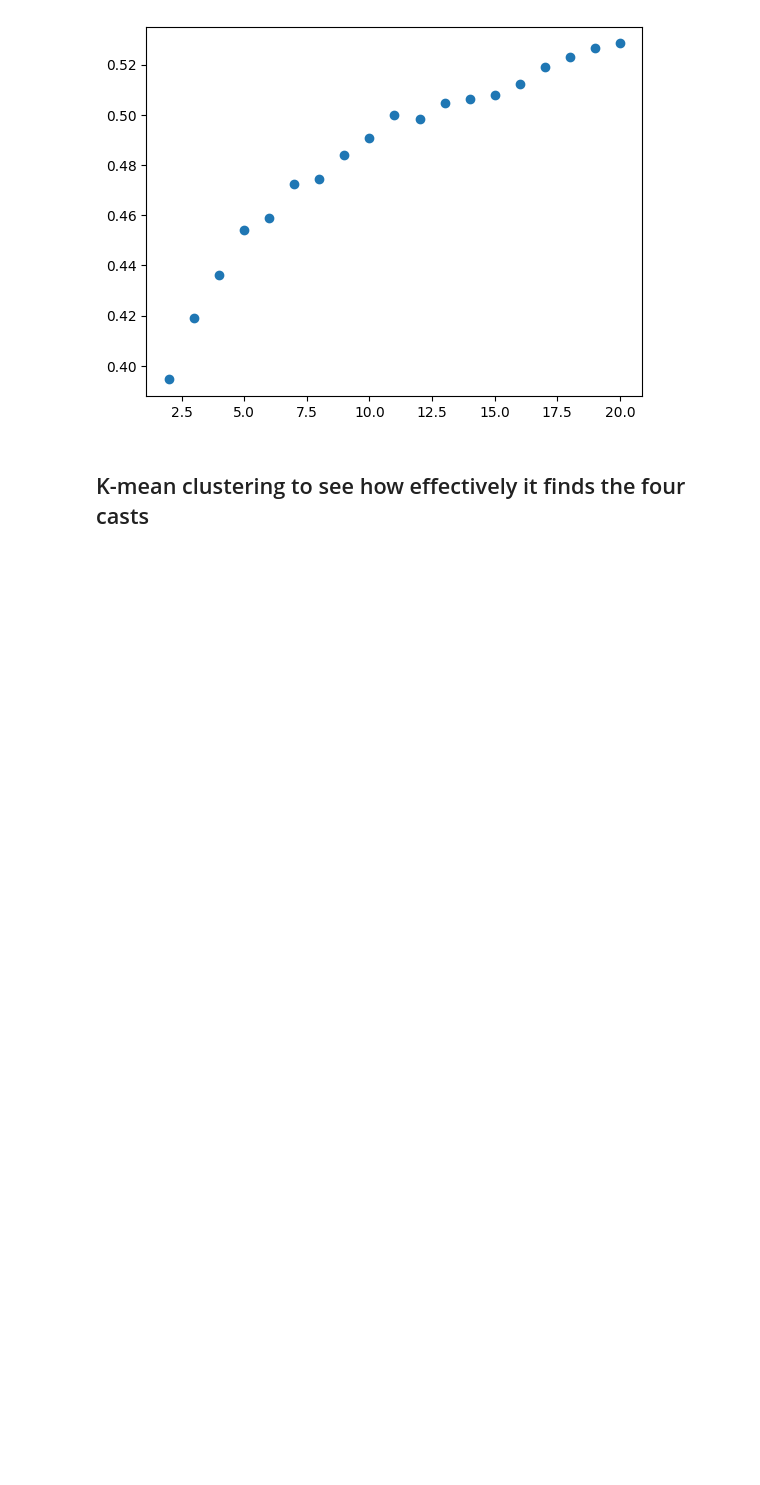
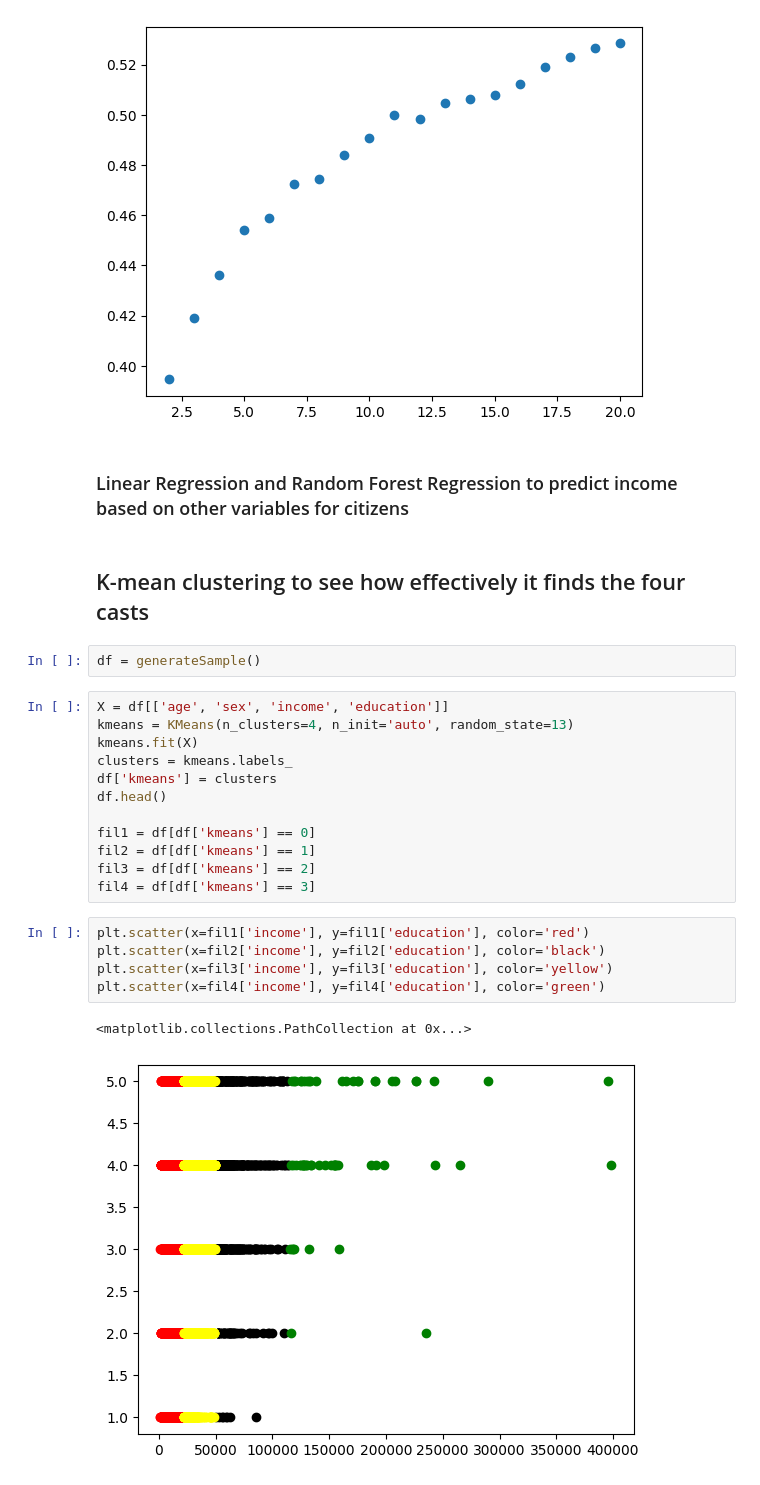
Before and after one commit to brownepres/world_building, a Jupyter notebook: simulations/population/sanity_check_modelling.ipynb, the cells around one changed output. Saved outputs shown, nothing was run; the diff lists cells and outputs as text; blank space fills up the shorter version.

```diff
--- a/simulations/population/sanity_check_modelling.ipynb
+++ b/simulations/population/sanity_check_modelling.ipynb
@@ -62,5 +64,29 @@ plt.scatter(x=list(range(2, 21)), y=test_acc)
 # %% [output]
 <matplotlib.collections.PathCollection at 0x...>
 [figure]
+# %% [markdown]
+### Linear Regression and Random Forest Regression to predict income based on other variables for citizens
 # %% [markdown]
 ## K-mean clustering to see how effectively it finds the four casts
+# %%
+df = generateSample()
+# %%
+X = df[['age', 'sex', 'income', 'education']]
+kmeans = KMeans(n_clusters=4, n_init='auto', random_state=13)
+kmeans.fit(X)
+clusters = kmeans.labels_
+df['kmeans'] = clusters
+df.head()
+
+fil1 = df[df['kmeans'] == 0]
+fil2 = df[df['kmeans'] == 1]
+fil3 = df[df['kmeans'] == 2]
+fil4 = df[df['kmeans'] == 3]
+# %%
+plt.scatter(x=fil1['income'], y=fil1['education'], color='red')
+plt.scatter(x=fil2['income'], y=fil2['education'], color='black')
+plt.scatter(x=fil3['income'], y=fil3['education'], color='yellow')
+plt.scatter(x=fil4['income'], y=fil4['education'], color='green')
+# %% [output]
+<matplotlib.collections.PathCollection at 0x...>
+[figure, added]
```
Also changed, not shown: parts of 3 cells of this notebook, 1 other file.
